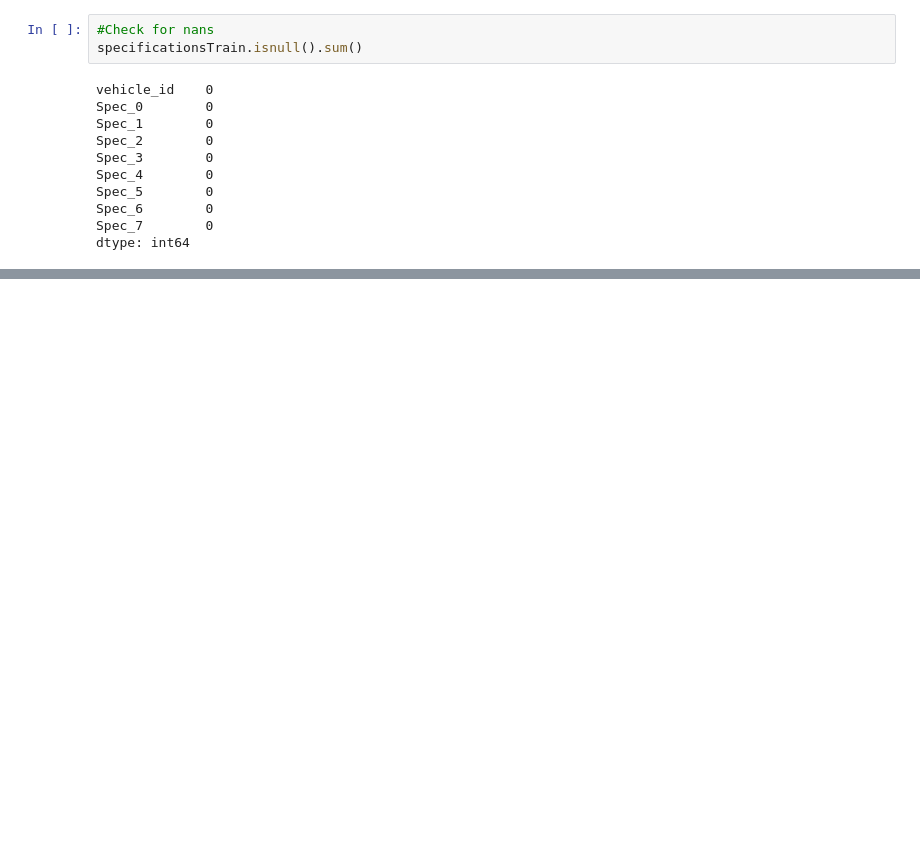
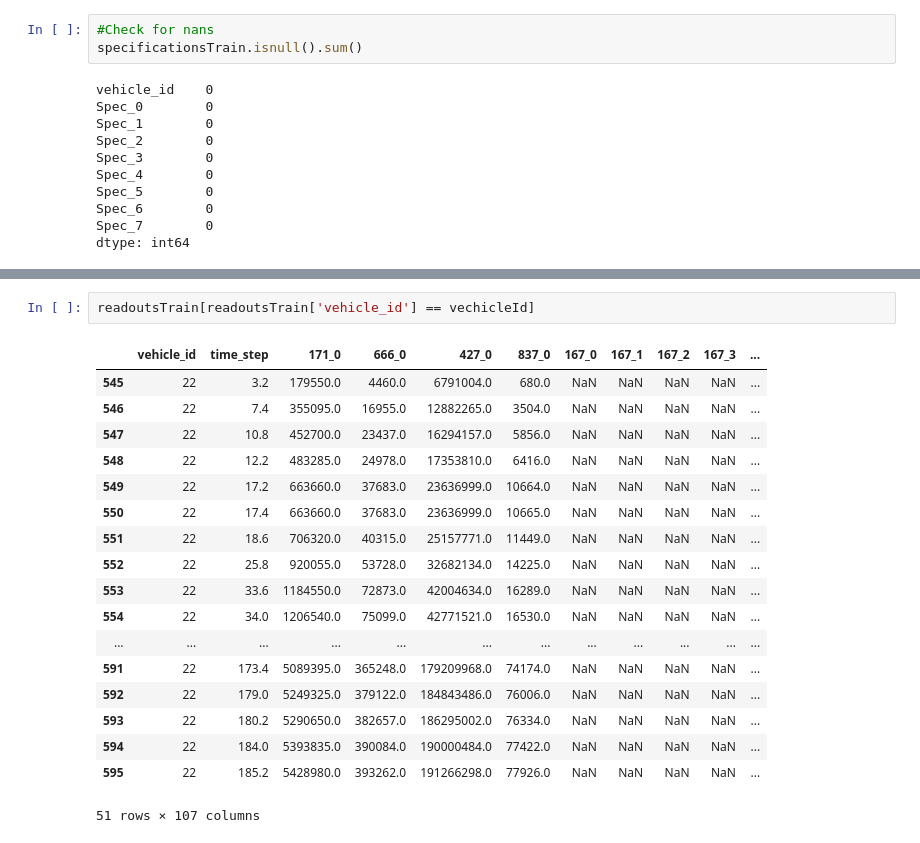
Before and after one commit to cerionXLII/ComponentX, a Jupyter notebook: src/componentX.ipynb, the cells around one changed output, grey strips where cells are left out. Saved outputs shown, nothing was run; the diff lists cells and outputs as text; blank space fills up the shorter version.

```diff
--- a/src/componentX.ipynb
+++ b/src/componentX.ipynb
@@ -259,0 +303,21 @@ dtype: int64
+# %%
+readoutsTrain[readoutsTrain['vehicle_id'] == vechicleId]
+# %% [output]
+|  | vehicle_id | time_step | 171_0 | 666_0 | 427_0 | 837_0 | 167_0 | 167_1 | 167_2 | 167_3 | ... |
+| 545 | 22 | 3.2 | 179550.0 | 4460.0 | 6791004.0 | 680.0 | NaN | NaN | NaN | NaN | ... |
+| 546 | 22 | 7.4 | 355095.0 | 16955.0 | 12882265.0 | 3504.0 | NaN | NaN | NaN | NaN | ... |
+| 547 | 22 | 10.8 | 452700.0 | 23437.0 | 16294157.0 | 5856.0 | NaN | NaN | NaN | NaN | ... |
+| 548 | 22 | 12.2 | 483285.0 | 24978.0 | 17353810.0 | 6416.0 | NaN | NaN | NaN | NaN | ... |
+| 549 | 22 | 17.2 | 663660.0 | 37683.0 | 23636999.0 | 10664.0 | NaN | NaN | NaN | NaN | ... |
+| 550 | 22 | 17.4 | 663660.0 | 37683.0 | 23636999.0 | 10665.0 | NaN | NaN | NaN | NaN | ... |
+| 551 | 22 | 18.6 | 706320.0 | 40315.0 | 25157771.0 | 11449.0 | NaN | NaN | NaN | NaN | ... |
+| 552 | 22 | 25.8 | 920055.0 | 53728.0 | 32682134.0 | 14225.0 | NaN | NaN | NaN | NaN | ... |
+| 553 | 22 | 33.6 | 1184550.0 | 72873.0 | 42004634.0 | 16289.0 | NaN | NaN | NaN | NaN | ... |
+| 554 | 22 | 34.0 | 1206540.0 | 75099.0 | 42771521.0 | 16530.0 | NaN | NaN | NaN | NaN | ... |
+| ... | ... | ... | ... | ... | ... | ... | ... | ... | ... | ... | ... |
+| 591 | 22 | 173.4 | 5089395.0 | 365248.0 | 179209968.0 | 74174.0 | NaN | NaN | NaN | NaN | ... |
+| 592 | 22 | 179.0 | 5249325.0 | 379122.0 | 184843486.0 | 76006.0 | NaN | NaN | NaN | NaN | ... |
+| 593 | 22 | 180.2 | 5290650.0 | 382657.0 | 186295002.0 | 76334.0 | NaN | NaN | NaN | NaN | ... |
+| 594 | 22 | 184.0 | 5393835.0 | 390084.0 | 190000484.0 | 77422.0 | NaN | NaN | NaN | NaN | ... |
+| 595 | 22 | 185.2 | 5428980.0 | 393262.0 | 191266298.0 | 77926.0 | NaN | NaN | NaN | NaN | ... |
+51 rows × 107 columns
```
Also changed, not shown: parts of 23 cells of this notebook.
